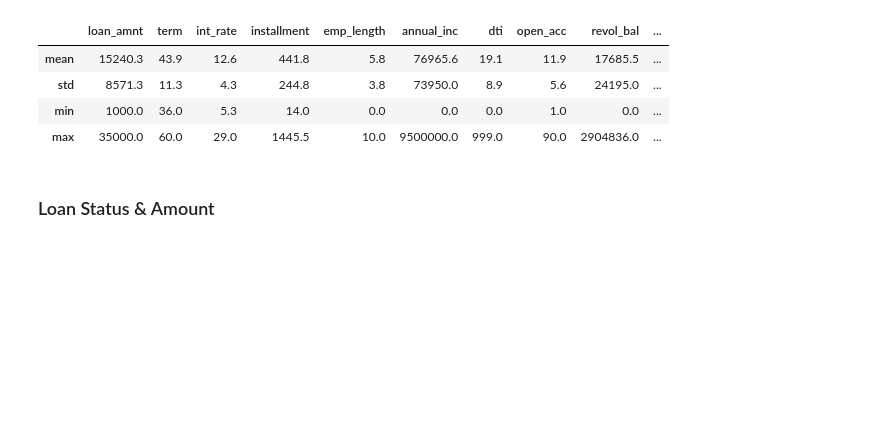
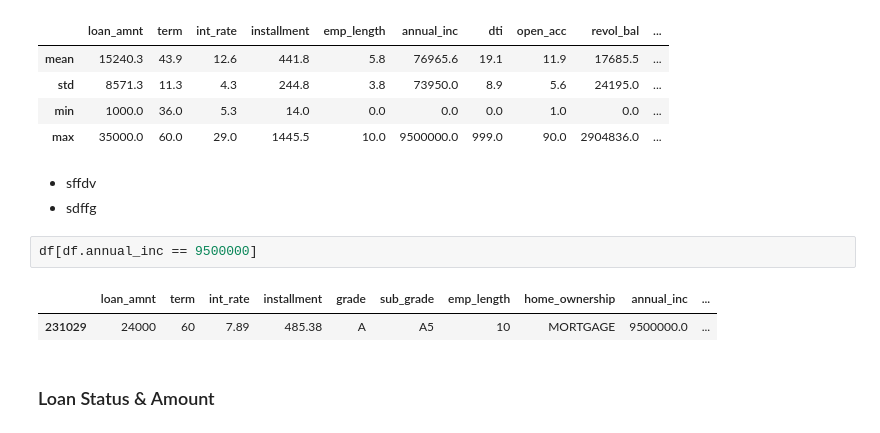
Before and after one commit to truzmeto/LoanStatusPrediction, a Jupyter notebook: kernel.ipynb, the cells around one changed output. Drawn from its saved outputs; the diff is of its cells as text; blank space fills up the shorter version.

```diff
--- a/kernel.ipynb
+++ b/kernel.ipynb
@@ -148,6 +158,14 @@ df.describe().iloc[[1,2,3,7],:].round(1)
 | std | 8571.3 | 11.3 | 4.3 | 244.8 | 3.8 | 73950.0 | 8.9 | 5.6 | 24195.0 | ... |
 | min | 1000.0 | 36.0 | 5.3 | 14.0 | 0.0 | 0.0 | 0.0 | 1.0 | 0.0 | ... |
 | max | 35000.0 | 60.0 | 29.0 | 1445.5 | 10.0 | 9500000.0 | 999.0 | 90.0 | 2904836.0 | ... |
+# %% [markdown]
+* sffdv
+* sdffg
+# %%
+df[df.annual_inc == 9500000]
+# %% [output]
+|  | loan_amnt | term | int_rate | installment | grade | sub_grade | emp_length | home_ownership | annual_inc | ... |
+| 231029 | 24000 | 60 | 7.89 | 485.38 | A | A5 | 10 | MORTGAGE | 9500000.0 | ... |
 # %% [markdown]
 ### Loan Status & Amount
 # %%
```
Also changed, not shown: parts of 20 cells of this notebook.
